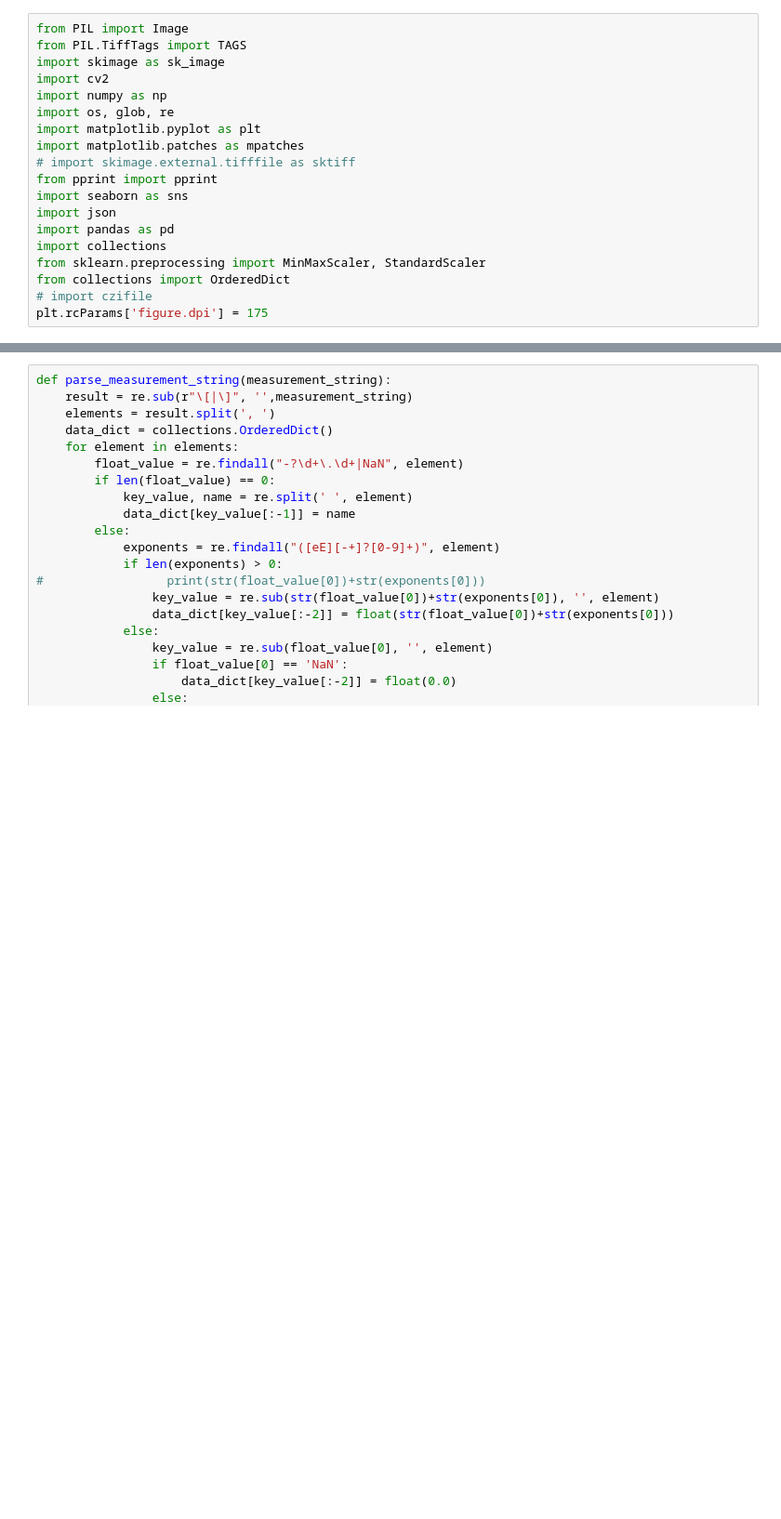
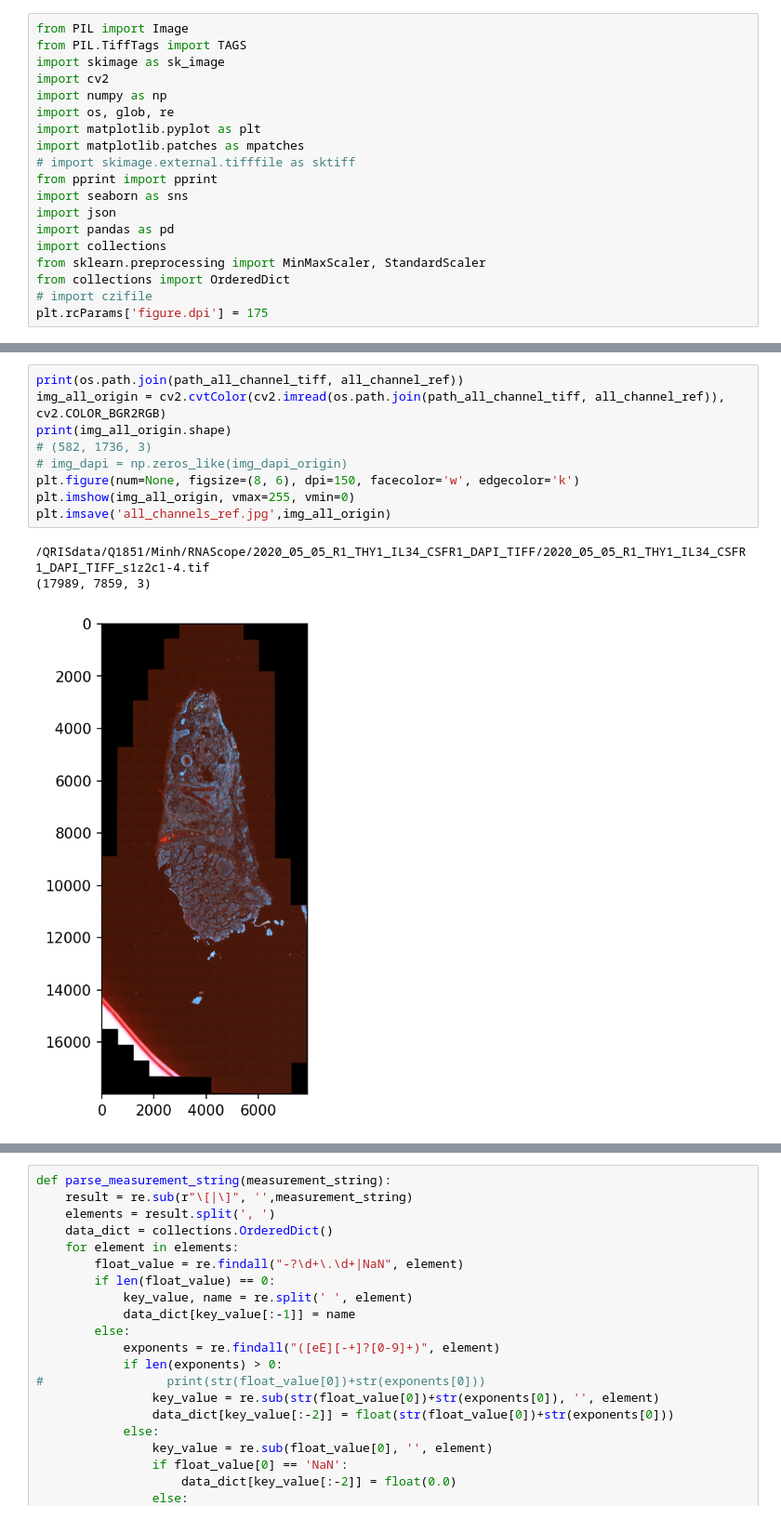
Before and after one commit to BiomedicalMachineLearning/SkinSpatial, a Jupyter notebook: Posprocess_result_from_QuPath.ipynb, the cells around one changed output, grey strips where cells are left out. Shown at 93% size. Cells and saved outputs as stored; diff of their text form; blank space fills up the shorter version.

```diff
--- a/Posprocess_result_from_QuPath.ipynb
+++ b/Posprocess_result_from_QuPath.ipynb
@@ -108 +119,14 @@ plt.imshow(img_dapi_origin, vmax=255, vmin=0)
+# %%
+print(os.path.join(path_all_channel_tiff, all_channel_ref))
+img_all_origin = cv2.cvtColor(cv2.imread(os.path.join(path_all_channel_tiff, all_channel_ref)), cv2.COLOR_BGR2RGB)
+print(img_all_origin.shape)
+# (582, 1736, 3)
+# img_dapi = np.zeros_like(img_dapi_origin)
+plt.figure(num=None, figsize=(8, 6), dpi=150, facecolor='w', edgecolor='k')
+plt.imshow(img_all_origin, vmax=255, vmin=0)
+plt.imsave('all_channels_ref.jpg',img_all_origin)
+# %% [output]
+/QRISdata/Q1851/Minh/RNAScope/2020_05_05_R1_THY1_IL34_CSFR1_DAPI_TIFF/2020_05_05_R1_THY1_IL34_CSFR1_DAPI_TIFF_s1z2c1-4.tif
+(17989, 7859, 3)
+[figure, added]
 # %%
```
Also changed, not shown: parts of 9 cells of this notebook, 1 other file.
